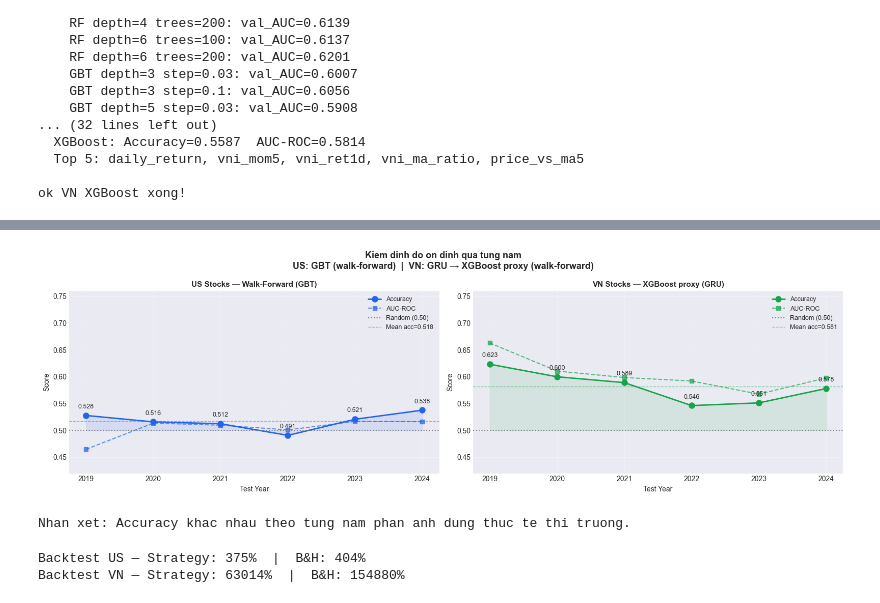
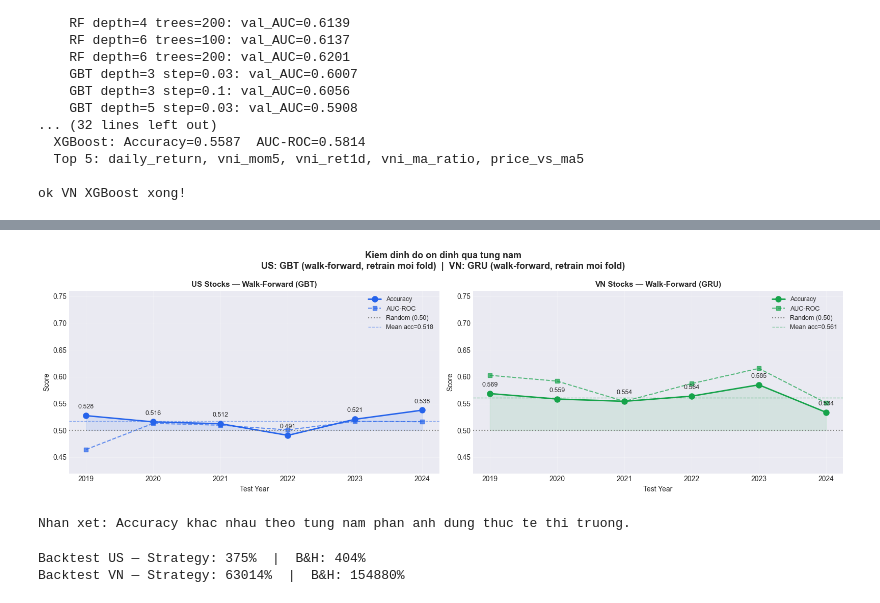
Before and after one commit to vinh27012004/DoAnTotNgiep, a Jupyter notebook: Stock_Analysis_PySpark.ipynb, the cells around one changed output, grey strips where cells are left out. Cells and saved outputs as stored; diff of their text form; code cells hidden in the pictures.

```diff
--- a/Stock_Analysis_PySpark.ipynb
+++ b/Stock_Analysis_PySpark.ipynb
@@ -2018,8 +2203,7 @@ import numpy as np
 fig, axes = plt.subplots(1, 2, figsize=(16, 5))
 
 def _wf_label(name):
-    # FIX: phan anh dung phuong phap sau khi chuyen sang XGBoost proxy
-    return f'{name} → XGBoost proxy (walk-forward)' if name in ('LSTM', 'GRU') else f'{name} (walk-forward)'
+    return f'{name} (walk-forward, retrain moi fold)'
 
 fig.suptitle(f'Kiem dinh do on dinh qua tung nam\n'
              f'US: {_wf_label(best_us_name)}  |  VN: {_wf_label(best_vn_name)}',
@@ -2029,35 +2213,35 @@ wf_model_map = {'US': best_us_name, 'VN': best_vn_name}
 for ax, wf_res, mkt, color in [
     (axes[0], wf_us, 'US', '#2563EB'),
     (axes[1], wf_vn, 'VN', '#16A34A'),
 ]:
     mdl_lbl = wf_model_map[mkt]
-    method_lbl = 'XGBoost proxy' if mdl_lbl in ('LSTM', 'GRU') else 'Walk-Forward'  # FIX: phan anh dung phuong phap sau khi chuyen sang proxy
+    method_lbl = 'Walk-Forward'
     if not wf_res:
         ax.set_title(f'{mkt}: no data'); continue
     years    = [r['test_year'] for r in wf_res]
     accs     = [r['accuracy']  for r in wf_res]
     aucs     = [r['auc']       for r in wf_res]
     mean_acc = np.mean(accs)
 
     ax.plot(years, accs, 'o-', color=color, linewidth=2, markersize=8, label='Accuracy')
     ax.plot(years, aucs, 's--', color=color, linewidth=1.5, markersize=6, alpha=0.7, label='AUC-ROC')
     ax.axhline(0.5, color='gray', linestyle=':', linewidth=1.5, label='Random (0.50)')
     ax.axhline(mean_acc, color=color, linestyle='--', linewidth=1, alpha=0.5,
                label=f'Mean acc={mean_acc:.3f}')
     ax.fill_between(years, 0.5, accs, alpha=0.1, color=color)
     for yr, ac in zip(years, accs):
         ax.annotate(f'{ac:.3f}', (yr, ac), textcoords='offset points',
                     xytext=(0, 10), ha='center', fontsize=9)
 
     ax.set_title(f'{mkt} Stocks — {method_lbl} ({mdl_lbl})', fontsize=11, fontweight='bold')
     ax.set_xlabel('Test Year'); ax.set_ylabel('Score')
     ax.set_ylim(0.42, 0.76); ax.legend(fontsize=9); ax.grid(True, alpha=0.3)
 
 plt.tight_layout()
 plt.show()
 print('\nNhan xet: Accuracy khac nhau theo tung nam phan anh dung thuc te thi truong.')
 # %% [output]
-[figure, old version]
+[figure, new version]
 Nhan xet: Accuracy khac nhau theo tung nam phan anh dung thuc te thi truong.
 # %%
 # ── BACKTEST EQUITY CURVE (tinh truoc bao cao tong hop) ─────────────────────
```
Also changed, not shown: parts of 13 cells of this notebook, 8 other files.
